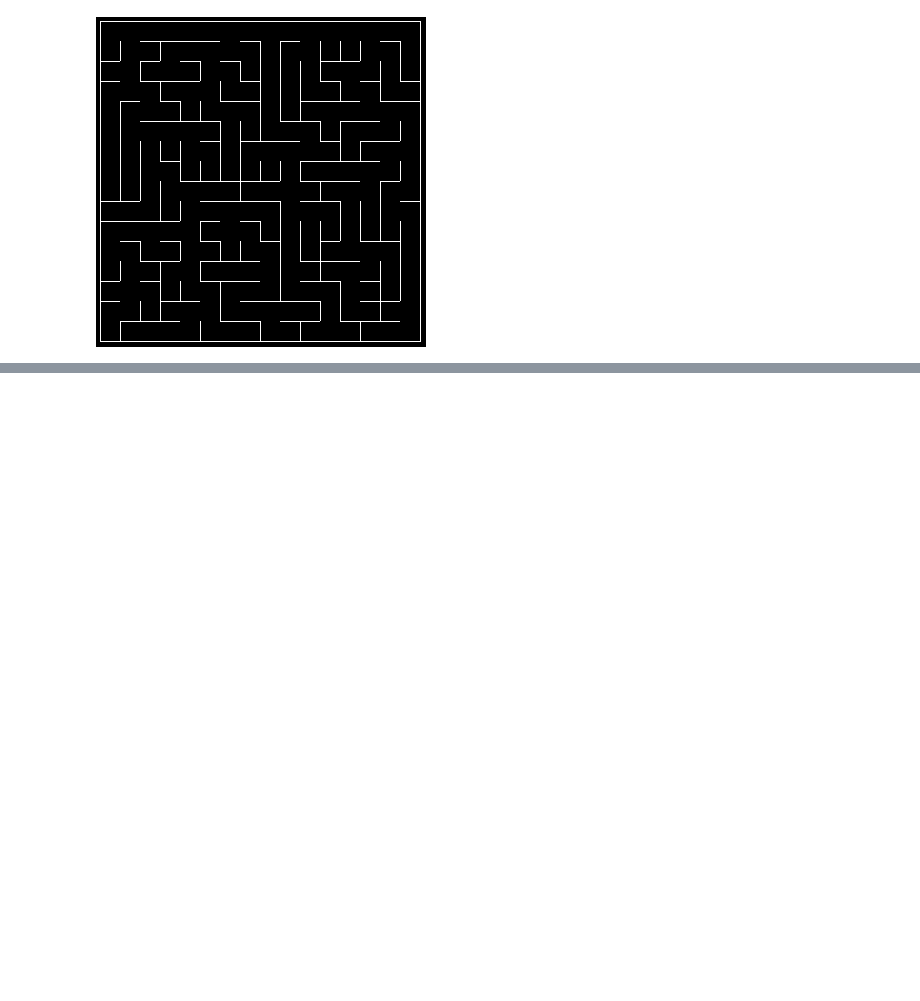
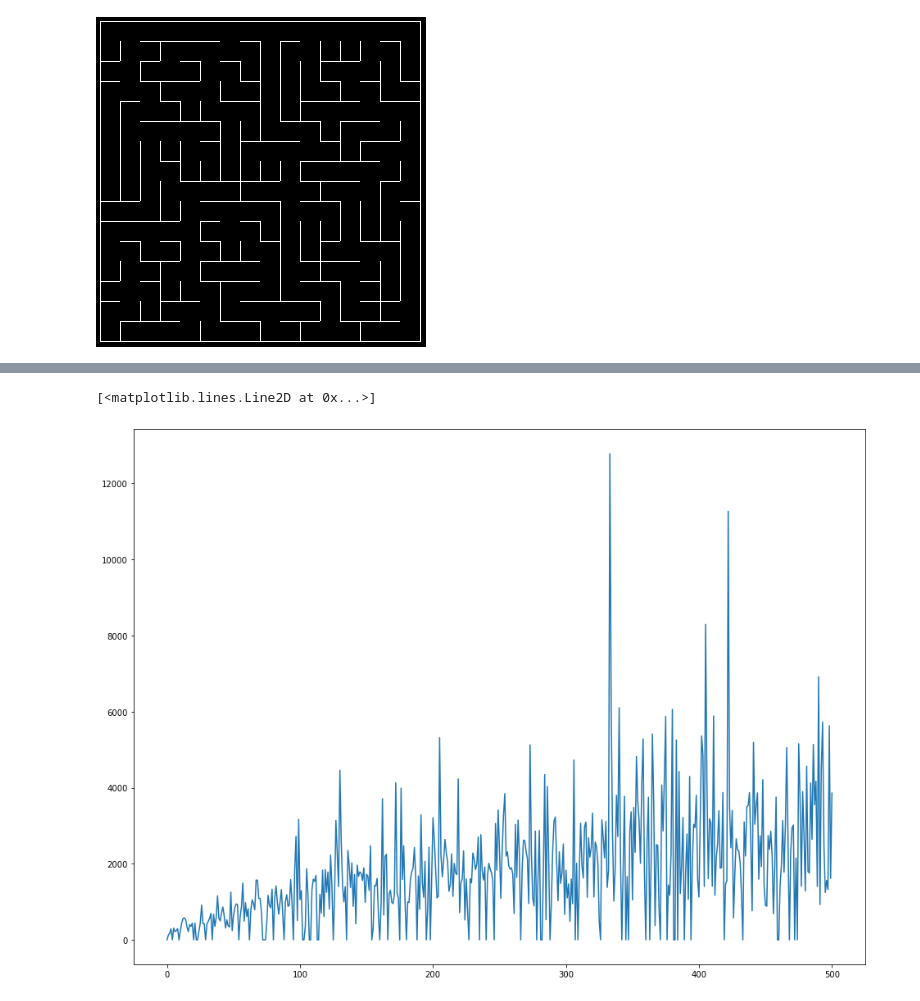
Before and after one commit to Defectors-IIIT/Puzzles, a Jupyter notebook: Advanced/dynamic_solver.ipynb, the cells around one changed output, grey strips where cells are left out. Cells and saved outputs as stored; diff of their text form; code cells hidden in the pictures; blank space fills up the shorter version.

```diff
--- a/Advanced/dynamic_solver.ipynb
+++ b/Advanced/dynamic_solver.ipynb
@@ -182,0 +214,25 @@ print(count)
+# %%
+time_list = []
+for i in range(0, 1000):
+    m = maze.num_rows + maze.num_columns
+    cnt = random.randint(1, 500)
+    temp = dynam_solver(maze, start, end, cnt, m, 0)
+    time_list.append((cnt, temp))
+freq = [0]*501
+total_time = [0]*501
+for i in time_list:
+    cnt, time_taken = i
+    freq[cnt] += 1
+    total_time[cnt] += time_taken
+avg = []
+for i in range(0, len(freq)):
+    if freq[i] != 0:
+        avg.append(total_time[i]/freq[i])
+    else:
+        avg.append(0)
+x = list(range(0, 501))
+plt.figure(figsize=(16,12))
+plt.plot(x, avg)
+# %% [output]
+[<matplotlib.lines.Line2D at 0x...>]
+[figure, added]
```
Also changed, not shown: parts of 6 cells of this notebook.
